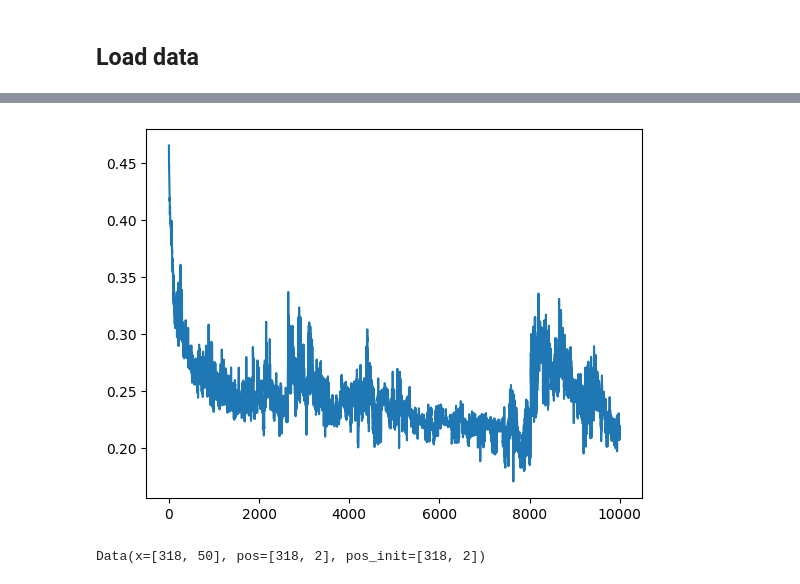
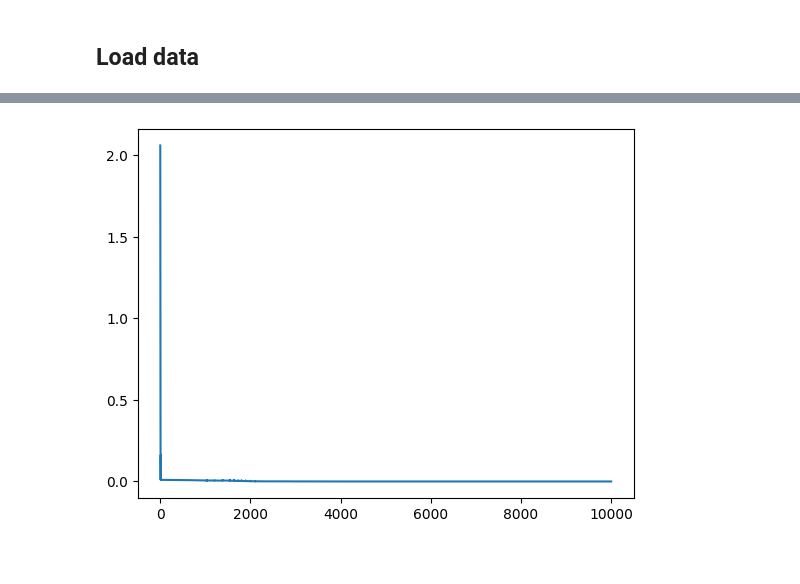
Before and after one commit to dschaub95/spatialnca, a Jupyter notebook: notebooks/experiment-real.ipynb, the cells around one changed output, grey strips where cells are left out. Saved outputs shown, nothing was run; the diff lists cells and outputs as text; code cells hidden in the pictures.

Commit message:
allow fixed node embeddings and fixed edge index

```diff
--- a/notebooks/experiment-real.ipynb
+++ b/notebooks/experiment-real.ipynb
@@ -42,7 +54,17 @@ cfg.n_pcs = 50
 
 # model
 cfg.emb_dim = 32
+cfg.hidden_dim = 1 * cfg.emb_dim
 cfg.knn = 10
+# cfg.bounds = (-0.22, 0.22)
+cfg.use_fixed_emb = True
+cfg.fixed_edge_index = True
+cfg.msg_dim = None
+
+
+# cfg.norm = "layer_norm"
+cfg.norm = None
+
 
 # training
 cfg_train = SimpleNamespace()
@@ -54,24 +76,27 @@ cfg_train.device = "cuda"
 # %%
 # seed everything
 seed_everything(cfg.seed)
 
-preprocessor = PreProcessor(cfg.n_pcs)
-preprocessor.fit_transform(adata)
-data = adata_to_pyg(adata)
+# preprocessor = PreProcessor(cfg.n_pcs)
+# preprocessor.fit_transform(adata)
+data = adata_to_pyg(adata, emb_key=None)
 
-spnca = SpatialNCA(data.num_features, emb_dim=cfg.emb_dim, knn=cfg.knn)
+# for debugging preconstruct edge index
+data.edge_index = construct_graph(data.pos, knn=cfg.knn)
+data.edge_index = random_k_regular_graph(data.num_nodes, cfg.knn)
+
+spnca = SpatialNCA(
+    data.num_features,
+    **cfg.__dict__,
+)
 
 trainer = Trainer(model=spnca, **cfg_train.__dict__)
 
 trainer.train(data)
 
 trainer.plot_history()
 # %% [output]
-[figure, old version]
+[figure, new version]
-# %%
-data
-# %% [output]
-Data(x=[318, 50], pos=[318, 2], pos_init=[318, 2])
 # %%
 # perform another rollout to check the result
 h, pos, edge_index = spnca.rollout(
```
Also changed, not shown: parts of 6 cells of this notebook, 1 other file.
